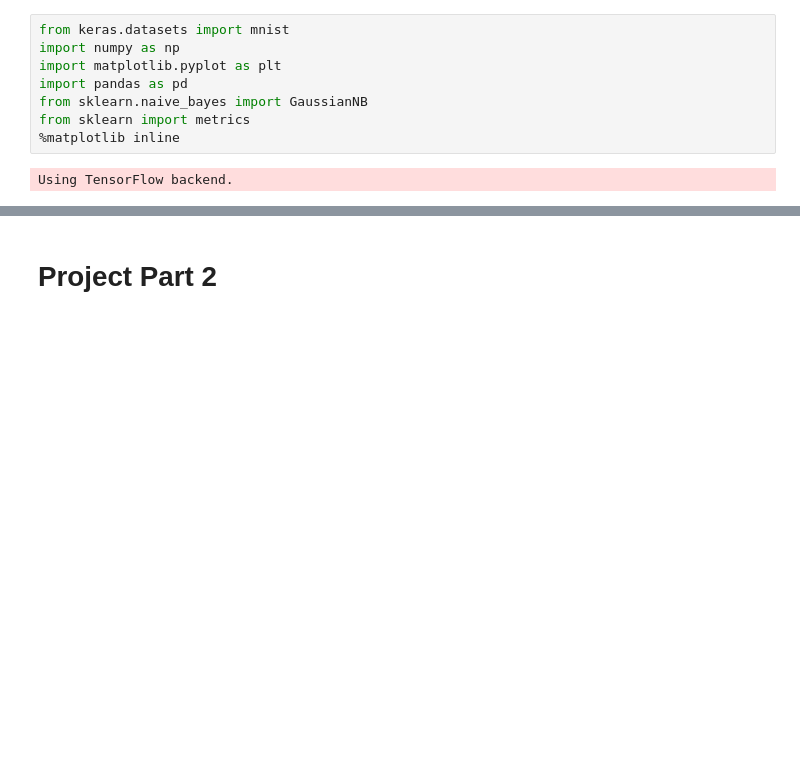
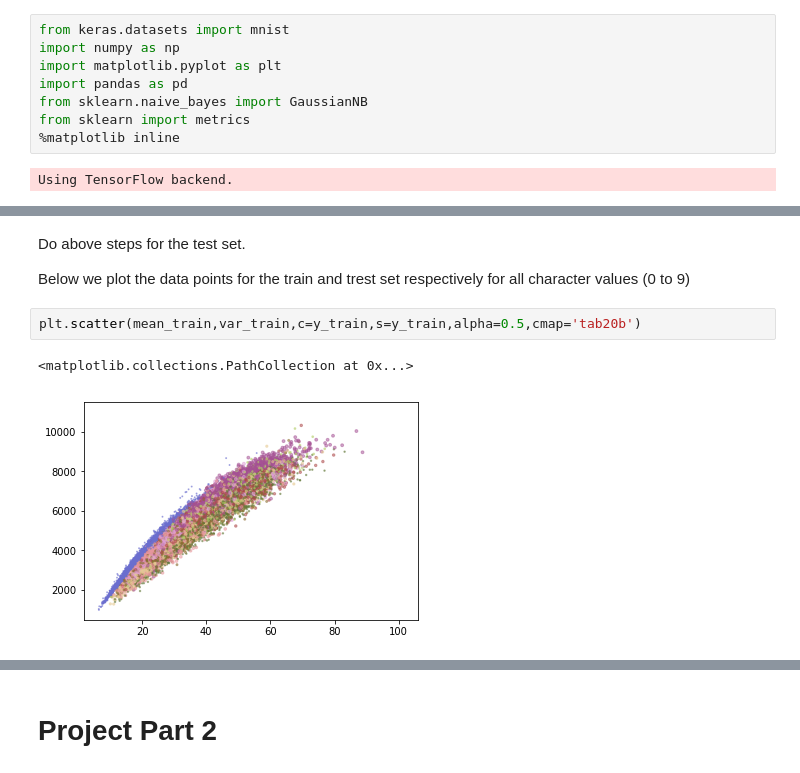
Before and after one commit to Nydhal/Notebooks, a Jupyter notebook: FSL_CSE569_Project_part2.ipynb, the cells around one changed output, grey strips where cells are left out. Saved outputs shown, nothing was run; the diff lists cells and outputs as text; blank space fills up the shorter version.

```diff
--- a/FSL_CSE569_Project_part2.ipynb
+++ b/FSL_CSE569_Project_part2.ipynb
@@ -12,0 +67,9 @@ Using TensorFlow backend.
+# %% [markdown]
+Do above steps for the test set.
+
+Below we plot the data points for the train and trest set respectively for all character values (0 to 9)
+# %%
+plt.scatter(mean_train,var_train,c=y_train,s=y_train,alpha=0.5,cmap='tab20b')
+# %% [output]
+<matplotlib.collections.PathCollection at 0x...>
+[figure, added]
```
Also changed, not shown: parts of 21 cells of this notebook.
